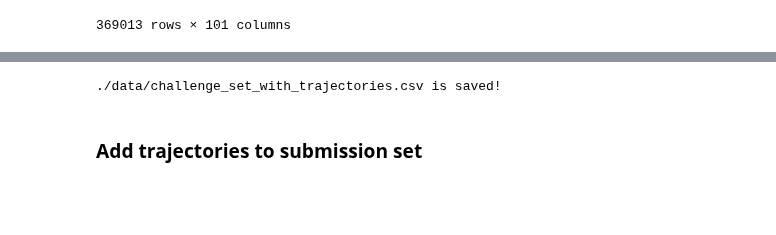
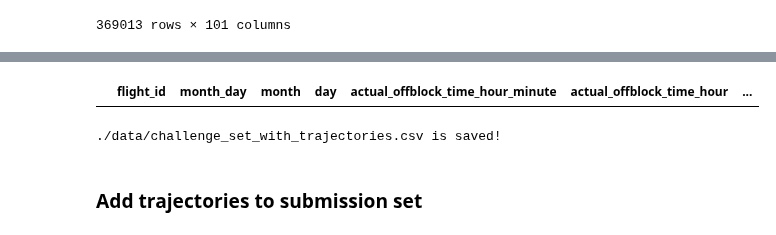
Before and after one commit to MohammedGuniem/PRC-Challenge, a Jupyter notebook: notebooks/04_add_trajectories_to_datasets.ipynb, the cells around one changed output, grey strips where cells are left out. Saved outputs shown, nothing was run; the diff lists cells and outputs as text; code cells hidden in the pictures; blank space fills up the shorter version.

```diff
--- a/notebooks/04_add_trajectories_to_datasets.ipynb
+++ b/notebooks/04_add_trajectories_to_datasets.ipynb
@@ -58,3 +72,10 @@ display(merged_challenge_df)
+# %%
+merged_challenge_df.fillna(0, inplace=True)
+
+rows_with_nan = merged_challenge_df[merged_challenge_df.isna().any(axis=1)]
+display(rows_with_nan)
+# %% [output]
+|  | flight_id | month_day | month | day | actual_offblock_time_hour_minute | actual_offblock_time_hour | ... |
 # %%
 merged_challenge_df.to_csv("./data/challenge_set_with_trajectories.csv", index=False)
 print(f"./data/challenge_set_with_trajectories.csv is saved!")
```
Also changed, not shown: parts of 6 cells of this notebook, 2 other files.
